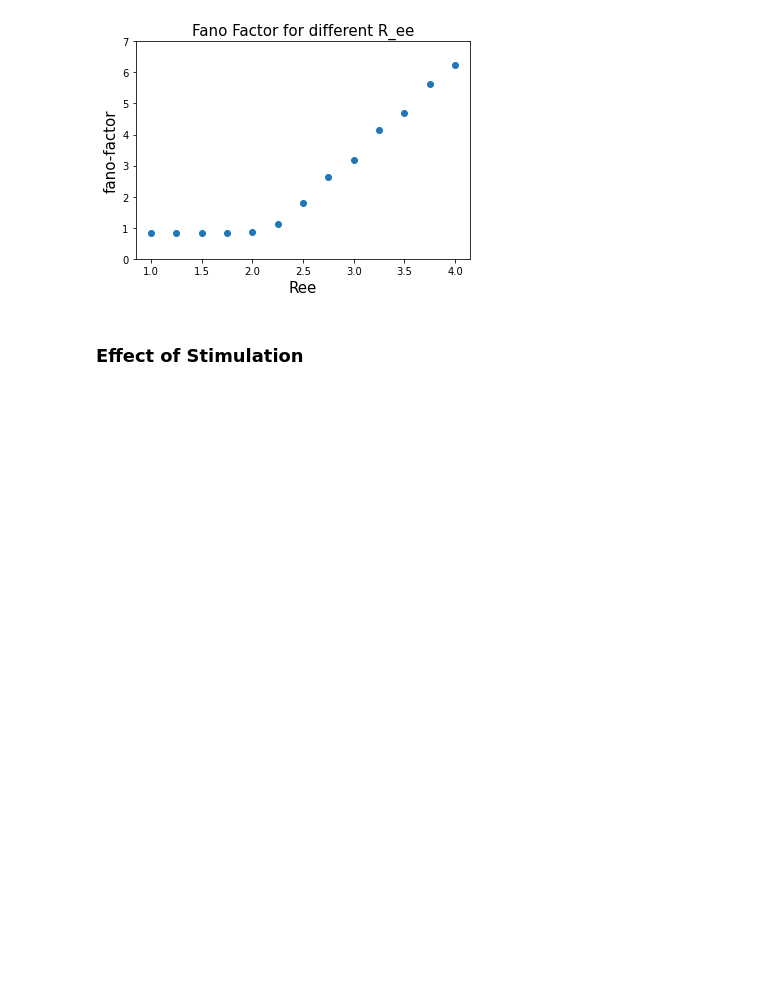
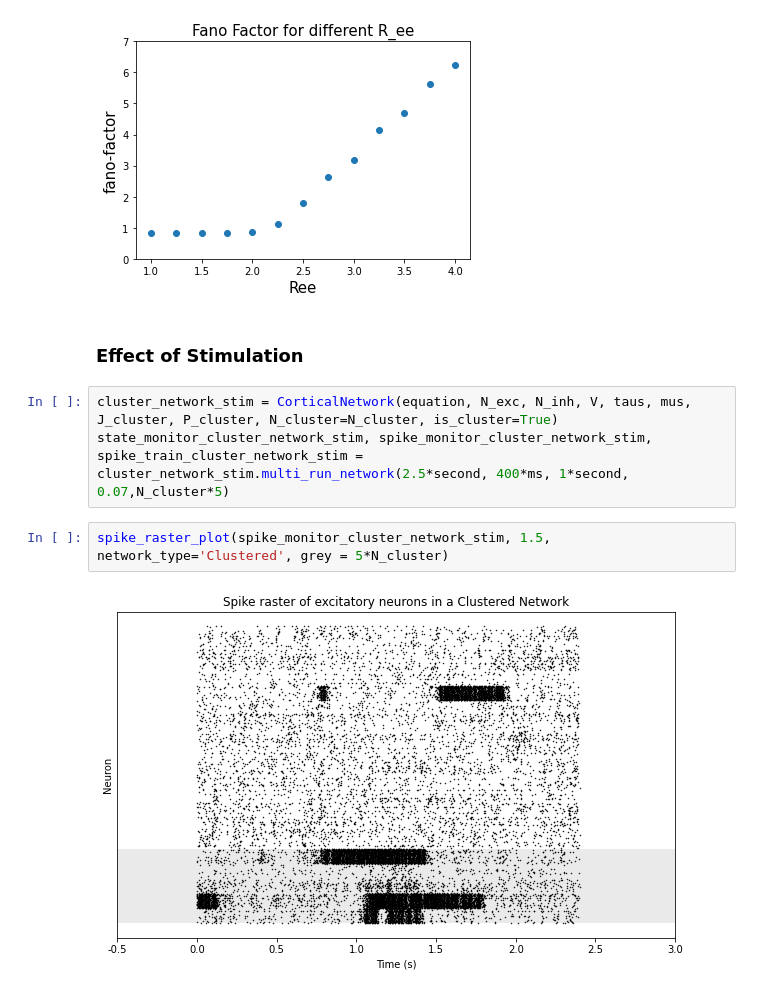
Before and after one commit to anujanegi/clustered-connections, a Jupyter notebook: Slow Dynamics and High Variability in Networks with Clustered Connections.ipynb, the cells around one changed output. Cells and saved outputs as stored; diff of their text form; blank space fills up the shorter version.

```diff
--- a/Slow Dynamics and High Variability in Networks with Clustered Connections.ipynb
+++ b/Slow Dynamics and High Variability in Networks with Clustered Connections.ipynb
@@ -89,3 +89,10 @@ fano_factor_over_ree_plot(fano_Ree_avg, np.linspace(1,4,13))
 [figure]
 # %% [markdown]
 ### Effect of Stimulation
+# %%
+cluster_network_stim = CorticalNetwork(equation, N_exc, N_inh, V, taus, mus, J_cluster, P_cluster, N_cluster=N_cluster, is_cluster=True)
+state_monitor_cluster_network_stim, spike_monitor_cluster_network_stim, spike_train_cluster_network_stim = cluster_network_stim.multi_run_network(2.5*second, 400*ms, 1*second, 0.07,N_cluster*5)
+# %%
+spike_raster_plot(spike_monitor_cluster_network_stim, 1.5, network_type='Clustered', grey = 5*N_cluster)
+# %% [output]
+[figure, added]
```
Also changed, not shown: parts of 3 cells of this notebook, 3 other files.
